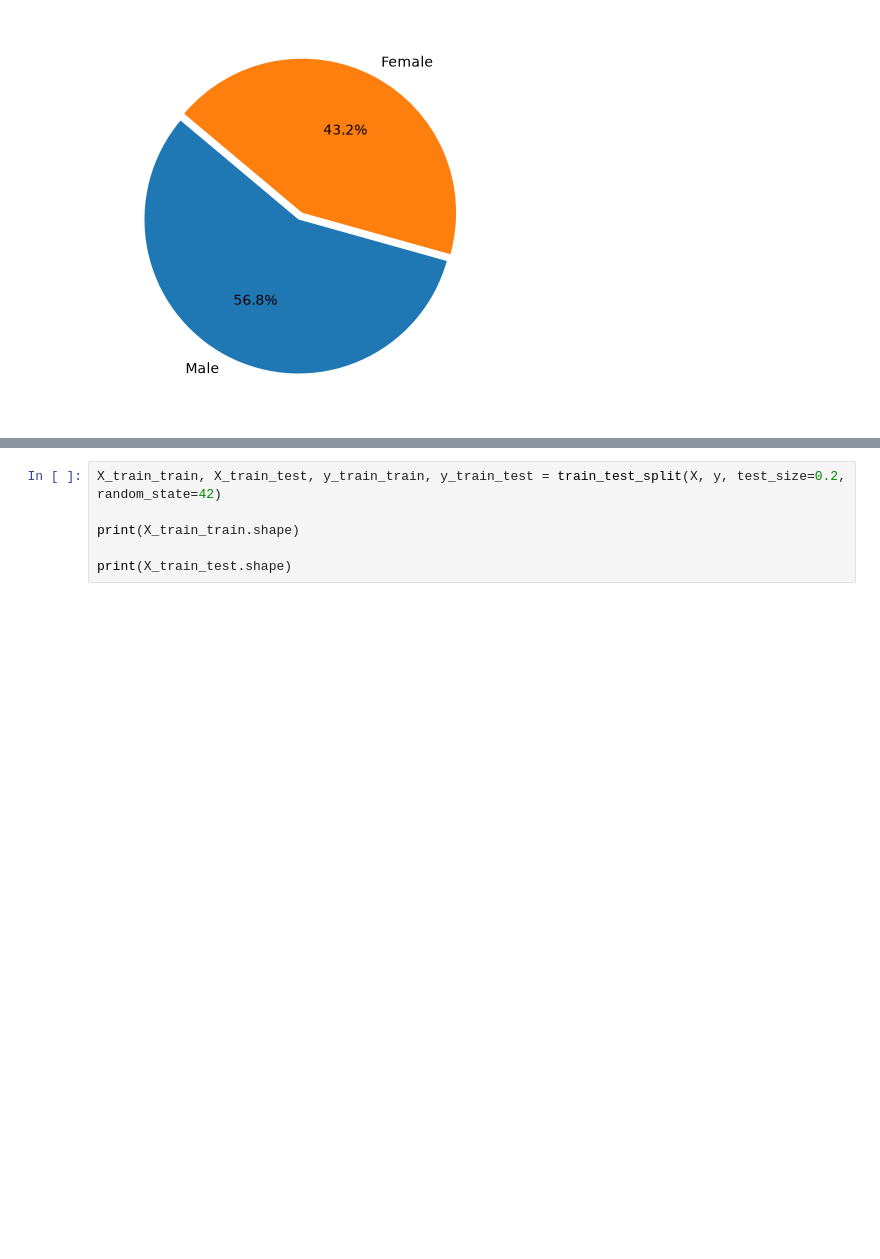
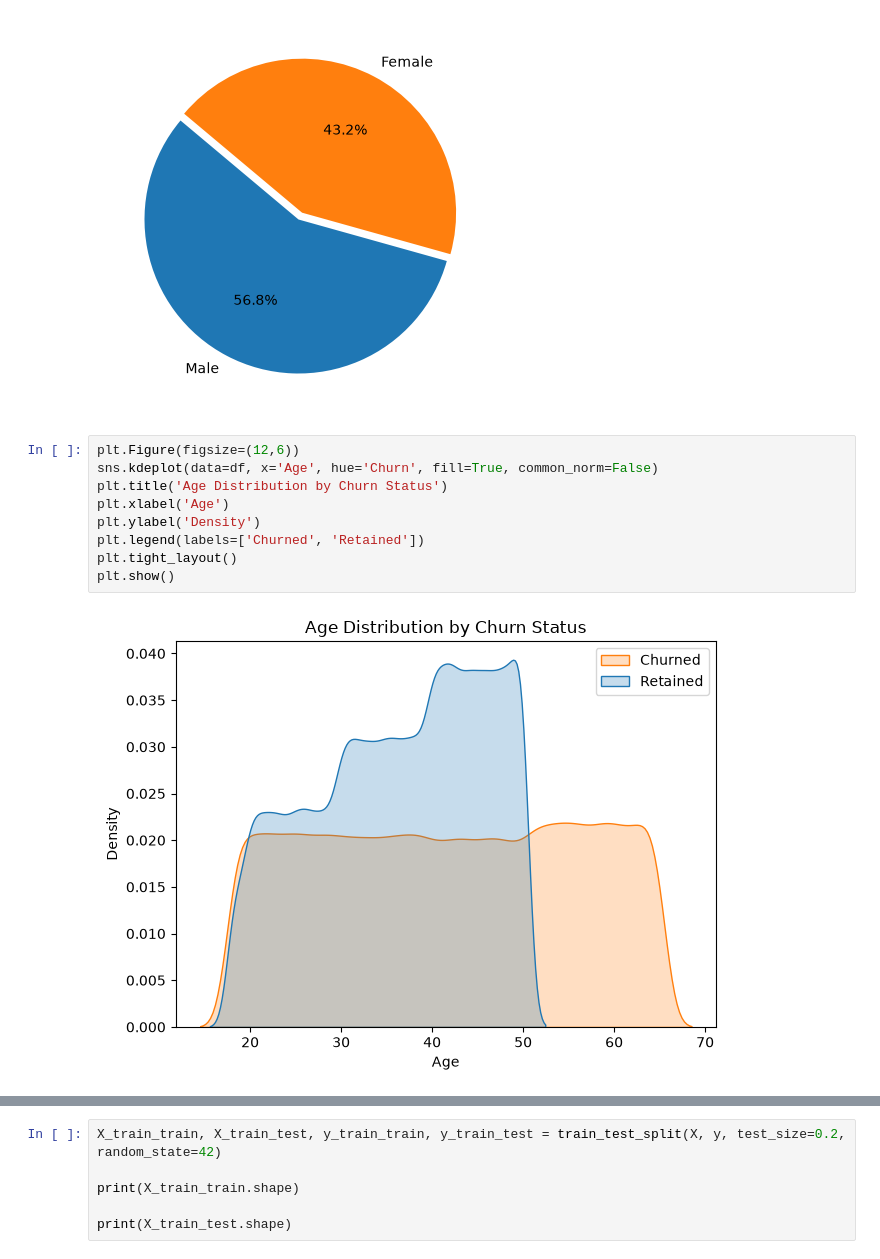
Before and after one commit to aliderakhshan381/Customer-Churn-Prediction, a Jupyter notebook: main.ipynb, the cells around one changed output, grey strips where cells are left out. Cells and saved outputs as stored; diff of their text form; blank space fills up the shorter version.

```diff
--- a/main.ipynb
+++ b/main.ipynb
@@ -79,3 +80,14 @@ ax.pie(df_gender['count'], labels=df_gender['Gender'],autopct='%1.1f%%', startan
 plt.show()
 # %% [output]
 [figure]
+# %%
+plt.Figure(figsize=(12,6))
+sns.kdeplot(data=df, x='Age', hue='Churn', fill=True, common_norm=False)
+plt.title('Age Distribution by Churn Status')
+plt.xlabel('Age')
+plt.ylabel('Density')
+plt.legend(labels=['Churned', 'Retained'])
+plt.tight_layout()
+plt.show()
+# %% [output]
+[figure, added]
```
Also changed, not shown: parts of 16 cells of this notebook.
